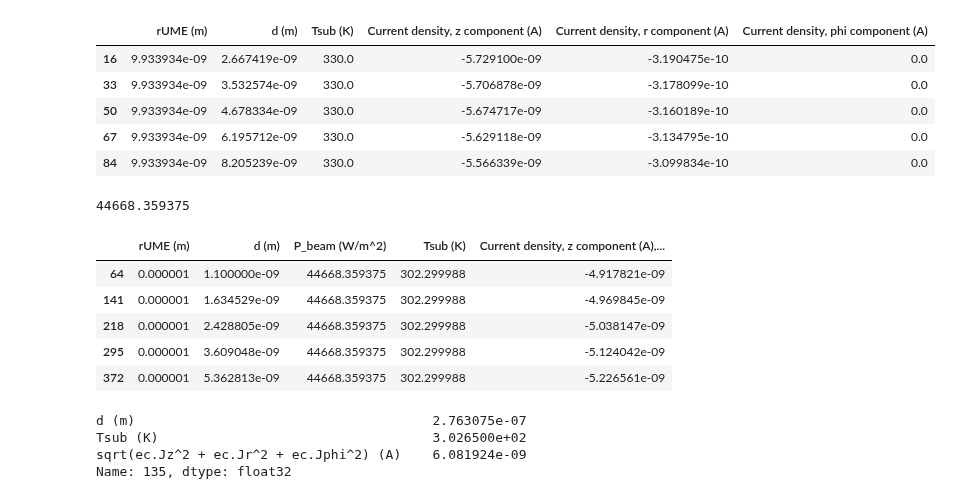
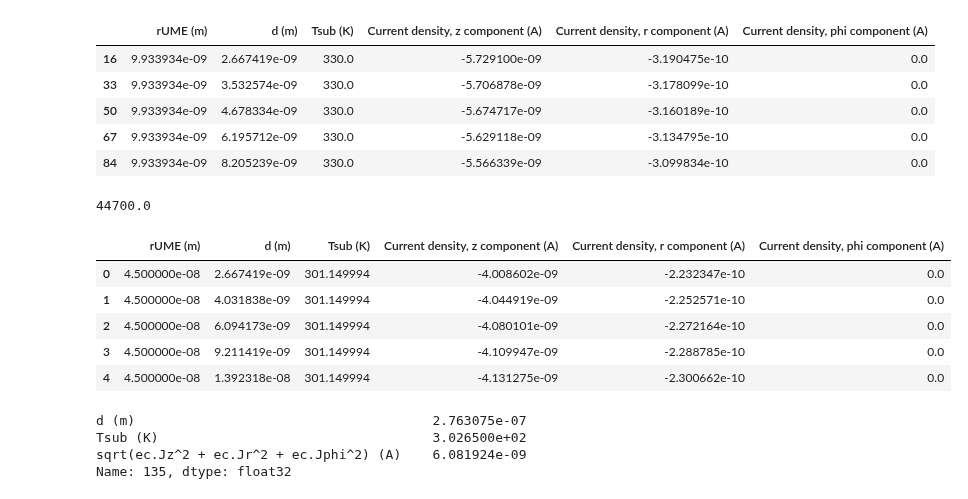
Before and after one commit to martinholub/sicm, a Jupyter notebook: notebooks/comsol.ipynb, the cells around one changed output. Cells and saved outputs as stored; diff of their text form; code cells hidden in the pictures.

```diff
--- a/notebooks/comsol.ipynb
+++ b/notebooks/comsol.ipynb
@@ -43,5 +21,5 @@ SyntaxError: invalid syntax
 # %%
-datadir = "S:\\UsersData\\Martin\\projects\\thermometry\\comsol\\study13\\results\\_saved\\001"
+datadir = "S:\\UsersData\\Martin\\projects\\thermometry\\comsol\\study14\\results\\_saved\\006"
 exp_name = "ecJz" + ".txt"
 cm = ComsolModel(datadir, exp_name)
 cm.comsol.data.head()
@@ -158,19 +126,19 @@ cm.comsol.data.head()
 | 84 | 9.933934e-09 | 8.205239e-09 | 330.0 | -5.566339e-09 | -3.099834e-10 | 0.0 |
 # %%
 # Select subset of data
-sel_val = cm.comsol.data["P_beam (W/m^2)"].unique()[-2]
+sel_val = cm.comsol.data["P_beam (W/m^2)"].unique()[0]
 print(sel_val)
 cm.comsol.data = cm.comsol.data[cm.comsol.data["P_beam (W/m^2)"] == sel_val]
-# cm.comsol.data.drop(["P_beam (W/m^2)"], axis = 1, inplace = True)
+cm.comsol.data.drop(["P_beam (W/m^2)"], axis = 1, inplace = True)
 cm.comsol.data.head()
 # %% [output]
-44668.359375
+44700.0
-|  | rUME (m) | d (m) | P_beam (W/m^2) | Tsub (K) | Current density, z component (A),... |
-| 64 | 0.000001 | 1.100000e-09 | 44668.359375 | 302.299988 | -4.917821e-09 |
-| 141 | 0.000001 | 1.634529e-09 | 44668.359375 | 302.299988 | -4.969845e-09 |
-| 218 | 0.000001 | 2.428805e-09 | 44668.359375 | 302.299988 | -5.038147e-09 |
-| 295 | 0.000001 | 3.609048e-09 | 44668.359375 | 302.299988 | -5.124042e-09 |
-| 372 | 0.000001 | 5.362813e-09 | 44668.359375 | 302.299988 | -5.226561e-09 |
+|  | rUME (m) | d (m) | Tsub (K) | Current density, z component (A) | Current density, r component (A) | Current density, phi component (A) |
+| 0 | 4.500000e-08 | 2.667419e-09 | 301.149994 | -4.008602e-09 | -2.232347e-10 | 0.0 |
+| 1 | 4.500000e-08 | 4.031838e-09 | 301.149994 | -4.044919e-09 | -2.252571e-10 | 0.0 |
+| 2 | 4.500000e-08 | 6.094173e-09 | 301.149994 | -4.080101e-09 | -2.272164e-10 | 0.0 |
+| 3 | 4.500000e-08 | 9.211419e-09 | 301.149994 | -4.109947e-09 | -2.288785e-10 | 0.0 |
+| 4 | 4.500000e-08 | 1.392318e-08 | 301.149994 | -4.131275e-09 | -2.300662e-10 | 0.0 |
 # %%
 # Find location of maximum for given temperature
 subset = cm.comsol.data[cm.comsol.data["Tsub (K)"] == 302.649994]
```
Also changed, not shown: parts of 6 cells of this notebook.
